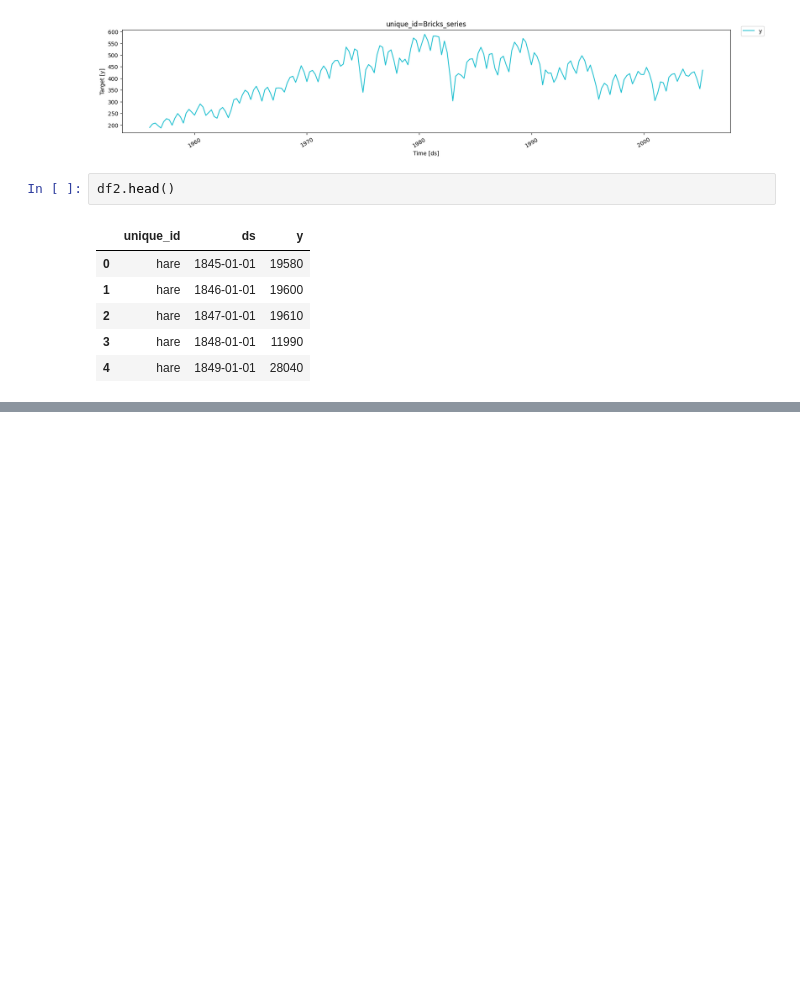
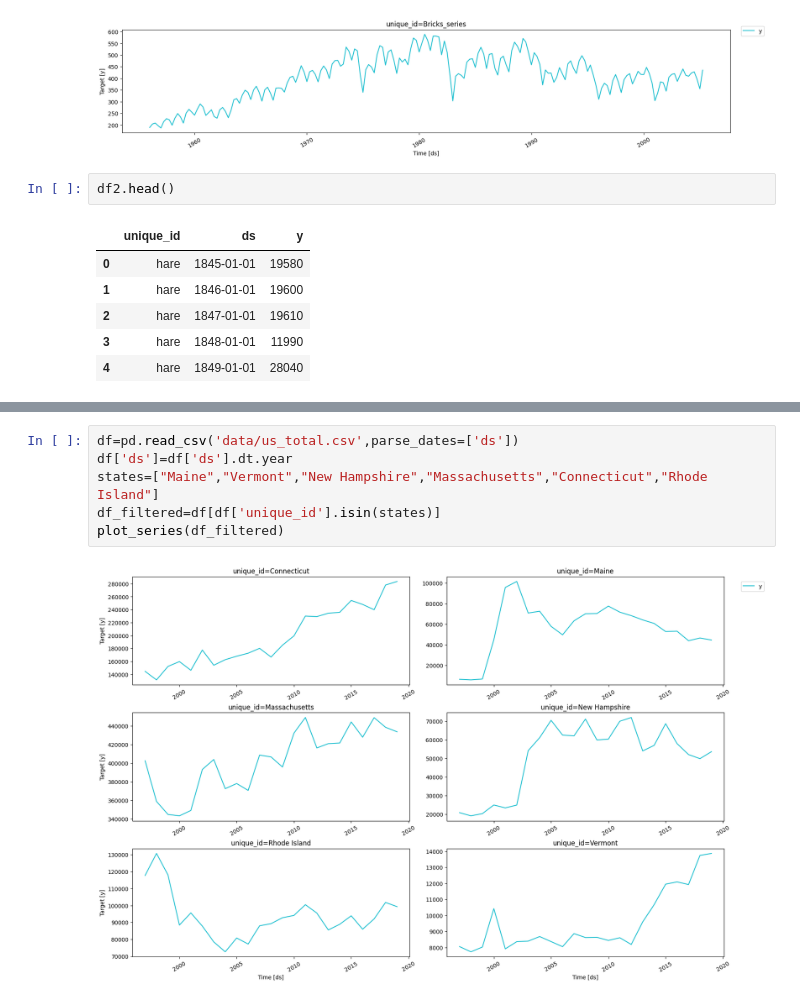
Before and after one commit to zamu-302/Time-series, a Jupyter notebook: Chapter2.ipynb, the cells around one changed output, grey strips where cells are left out. Drawn from its saved outputs; the diff is of its cells as text; blank space fills up the shorter version.

```diff
--- a/Chapter2.ipynb
+++ b/Chapter2.ipynb
@@ -559,0 +627,8 @@ df2.head()
+# %%
+df=pd.read_csv('data/us_total.csv',parse_dates=['ds'])
+df['ds']=df['ds'].dt.year
+states=["Maine","Vermont","New Hampshire","Massachusetts","Connecticut","Rhode Island"]
+df_filtered=df[df['unique_id'].isin(states)]
+plot_series(df_filtered)
+# %% [output]
+[figure, added]
```
Also changed, not shown: parts of 13 cells of this notebook, 2 other files.
